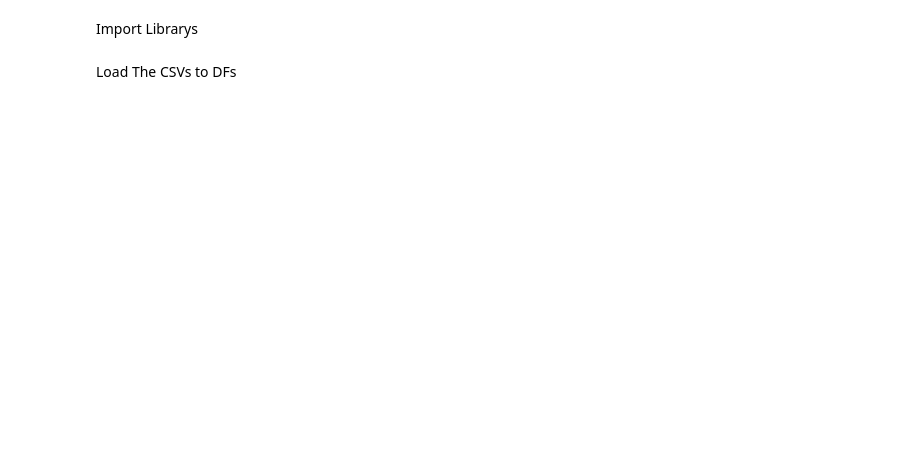
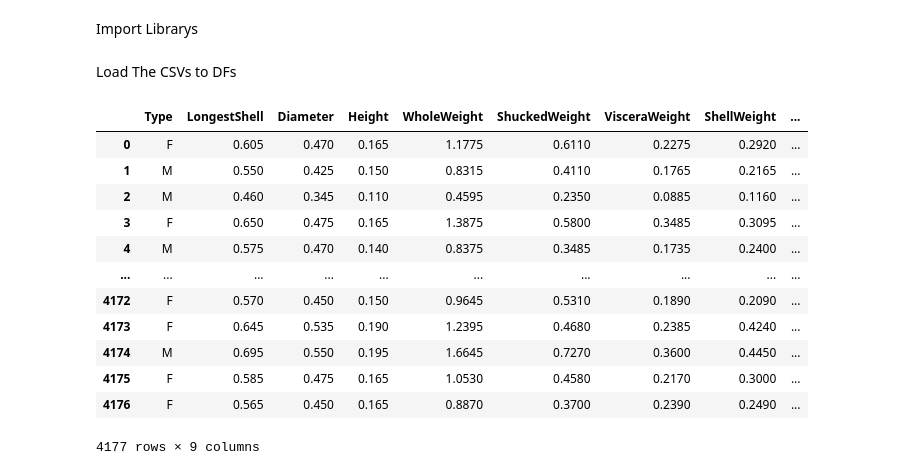
Before and after one commit to ryanwong2000/COMP472-project, a Jupyter notebook: A1-472/A1.ipynb, the cells around one changed output. Drawn from its saved outputs; the diff is of its cells as text; code cells hidden in the pictures; blank space fills up the shorter version.

```diff
--- a/A1-472/A1.ipynb
+++ b/A1-472/A1.ipynb
@@ -9,3 +13,18 @@ Load The CSVs to DFs
 # %%
 penguindf = pd.read_csv('penguins.csv')
 abalonedf = pd.read_csv('abalone.csv')
+display(abalonedf)
+# %% [output]
+|  | Type | LongestShell | Diameter | Height | WholeWeight | ShuckedWeight | VisceraWeight | ShellWeight | ... |
+| 0 | F | 0.605 | 0.470 | 0.165 | 1.1775 | 0.6110 | 0.2275 | 0.2920 | ... |
+| 1 | M | 0.550 | 0.425 | 0.150 | 0.8315 | 0.4110 | 0.1765 | 0.2165 | ... |
+| 2 | M | 0.460 | 0.345 | 0.110 | 0.4595 | 0.2350 | 0.0885 | 0.1160 | ... |
+| 3 | F | 0.650 | 0.475 | 0.165 | 1.3875 | 0.5800 | 0.3485 | 0.3095 | ... |
+| 4 | M | 0.575 | 0.470 | 0.140 | 0.8375 | 0.3485 | 0.1735 | 0.2400 | ... |
+| ... | ... | ... | ... | ... | ... | ... | ... | ... | ... |
+| 4172 | F | 0.570 | 0.450 | 0.150 | 0.9645 | 0.5310 | 0.1890 | 0.2090 | ... |
+| 4173 | F | 0.645 | 0.535 | 0.190 | 1.2395 | 0.4680 | 0.2385 | 0.4240 | ... |
+| 4174 | M | 0.695 | 0.550 | 0.195 | 1.6645 | 0.7270 | 0.3600 | 0.4450 | ... |
+| 4175 | F | 0.585 | 0.475 | 0.165 | 1.0530 | 0.4580 | 0.2170 | 0.3000 | ... |
+| 4176 | F | 0.565 | 0.450 | 0.165 | 0.8870 | 0.3700 | 0.2390 | 0.2490 | ... |
+4177 rows × 9 columns
```
Also changed, not shown: parts of 9 cells of this notebook.
